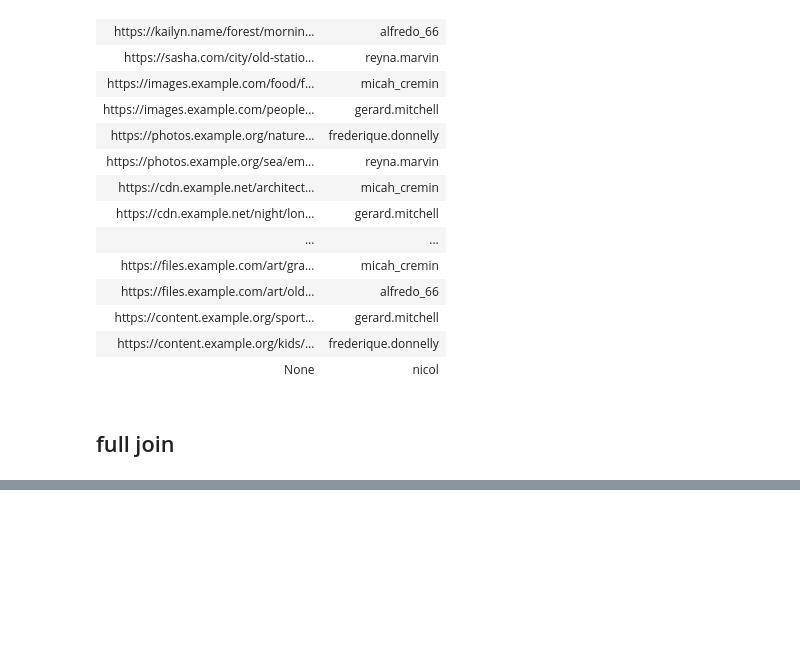
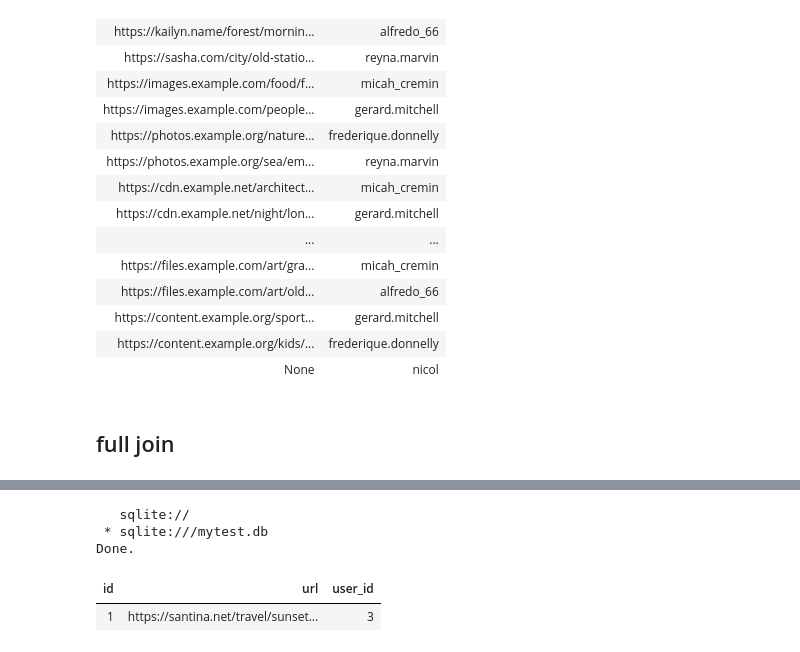
Before and after one commit to alirezaghorbani1983/psql_training, a Jupyter notebook: psql_1.ipynb, the cells around one changed output, grey strips where cells are left out. Drawn from its saved outputs; the diff is of its cells as text; code cells hidden in the pictures; blank space fills up the shorter version.

```diff
--- a/psql_1.ipynb
+++ b/psql_1.ipynb
@@ -1249,0 +1312,9 @@ Done.
+# %%
+%%sql
+SELECT * FROM photos LIMIT 1;
+# %% [output]
+   sqlite://
+ * sqlite:///mytest.db
+Done.
+| id | url | user_id |
+| 1 | https://santina.net/travel/sunset... | 3 |
```
Also changed, not shown: parts of 7 cells of this notebook.
